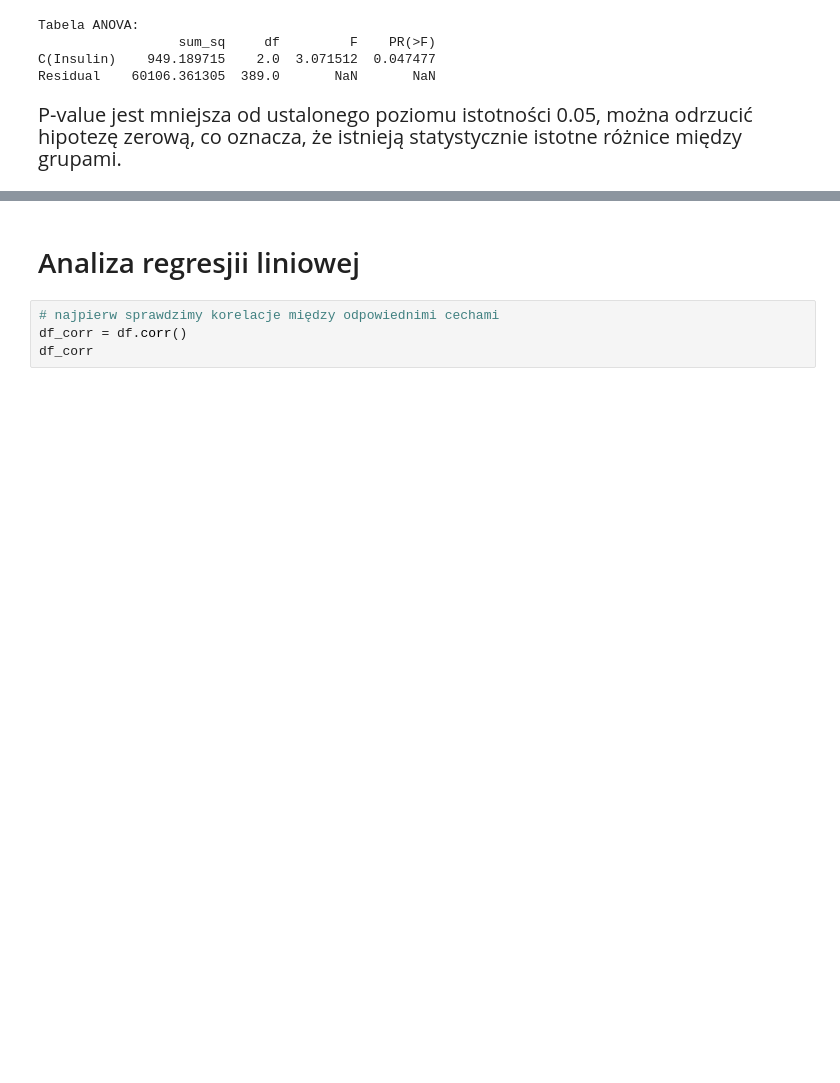
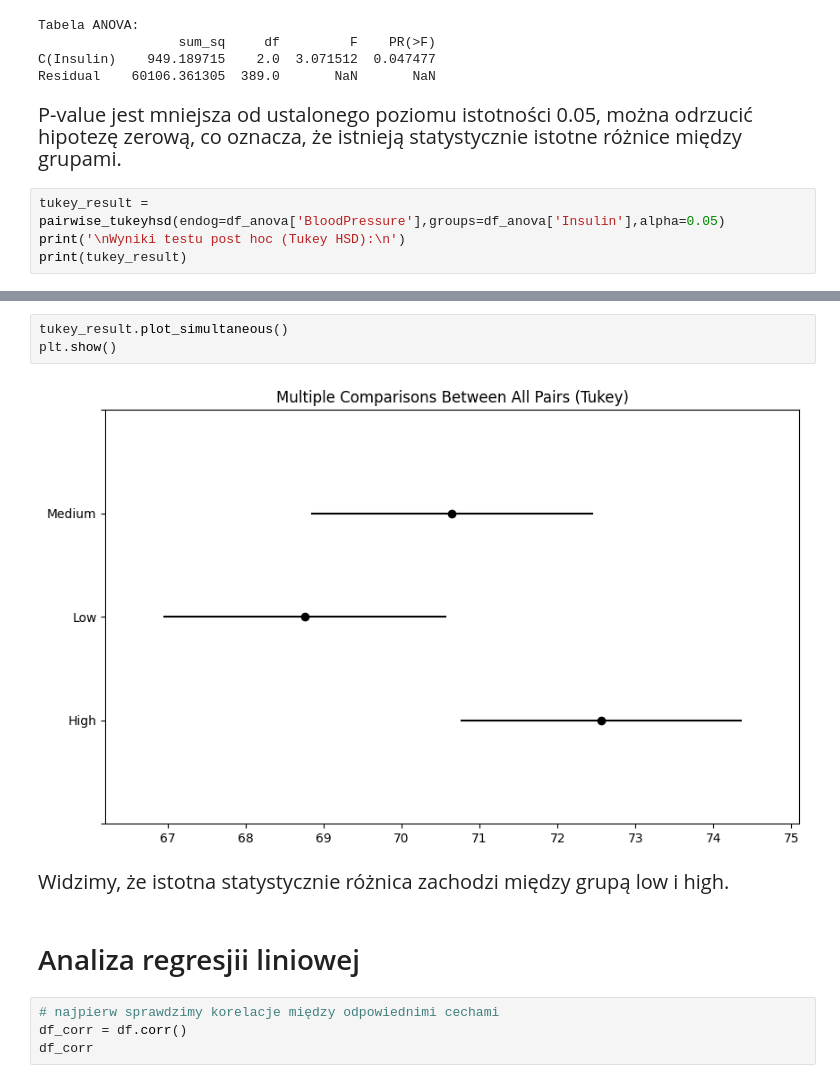
Before and after one commit to Gipsonek123/Projekt-statystyczna_analiza_danych, a Jupyter notebook: Projekt - statystyczna analiza danych.ipynb, the cells around one changed output, grey strips where cells are left out. Drawn from its saved outputs; the diff is of its cells as text; blank space fills up the shorter version.

Commit message:
Added multiple regression and post hoc test

```diff
--- a/Projekt - statystyczna analiza danych.ipynb
+++ b/Projekt - statystyczna analiza danych.ipynb
@@ -523,3 +529,7 @@ Residual    60106.361305  389.0       NaN       NaN
 <p style="font-size:20px;">
 P-value jest mniejsza od ustalonego poziomu istotności 0.05, można odrzucić hipotezę zerową, co oznacza, że istnieją statystycznie istotne różnice między grupami.
 </p>
+# %%
+tukey_result = pairwise_tukeyhsd(endog=df_anova['BloodPressure'],groups=df_anova['Insulin'],alpha=0.05)
+print('\nWyniki testu post hoc (Tukey HSD):\n')
+print(tukey_result)
@@ -526,3 +547,12 @@ P-value jest mniejsza od ustalonego poziomu istotności 0.05, można odrzucić h
+# %%
+tukey_result.plot_simultaneous()
+plt.show()
+# %% [output]
+[figure, added]
+# %% [markdown]
+<p style="font-size:20px;">
+Widzimy, że istotna statystycznie różnica zachodzi między grupą low i high.
+</p>
 # %% [markdown]
 # Analiza regresjii liniowej
 # %%
```
Also changed, not shown: parts of 11 cells of this notebook.
